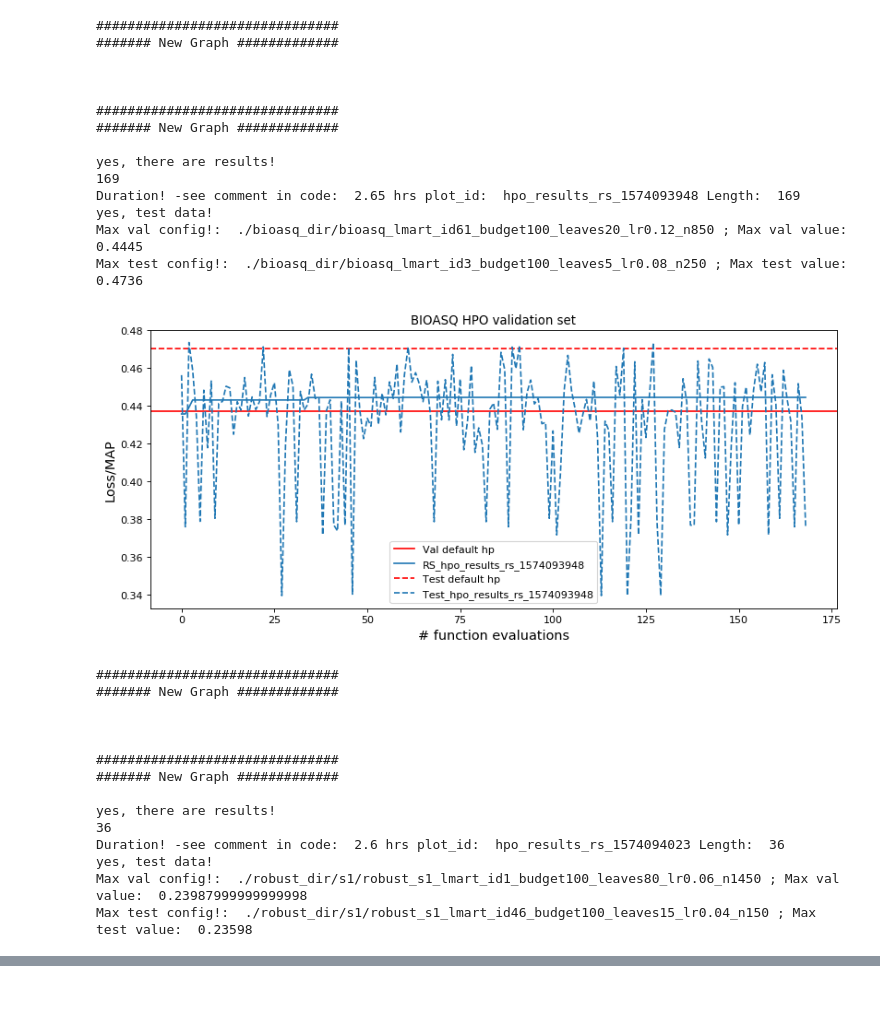
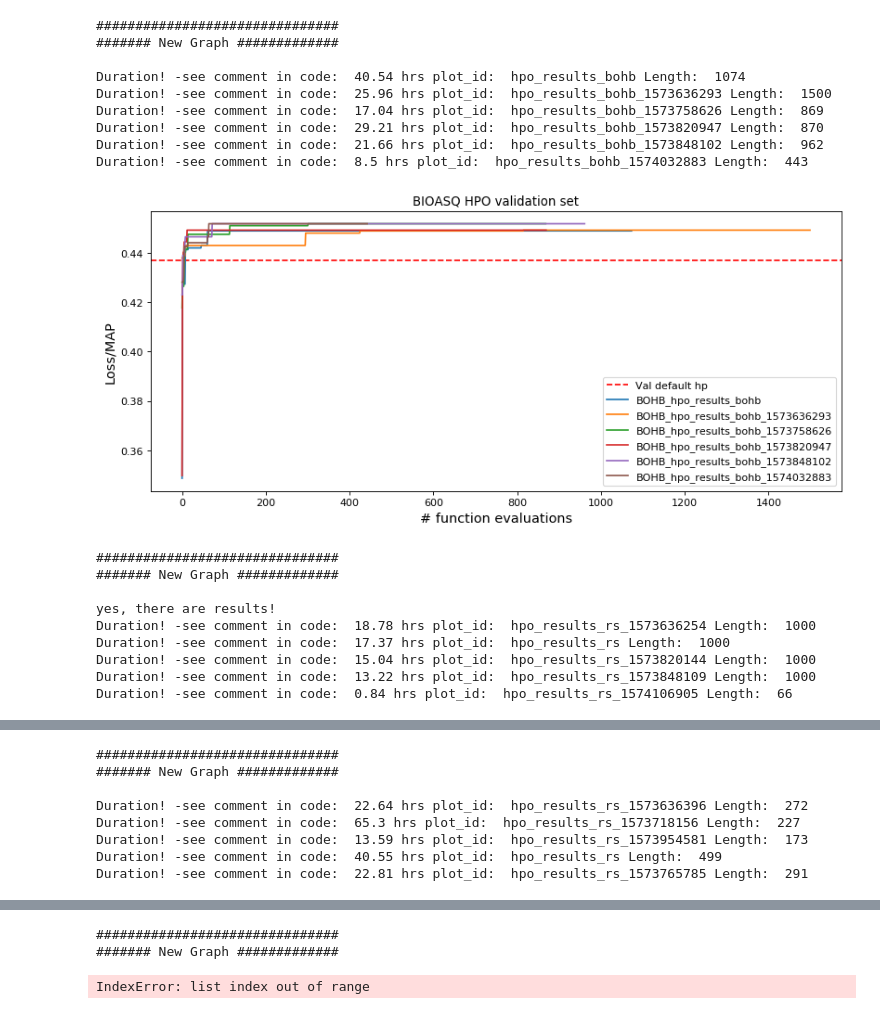
Before and after one commit to fj-morales/deep-relevance-ranking, a Jupyter notebook: models/baselines/HPO_analysis_graphs.ipynb, the cells around one changed output, grey strips where cells are left out. Saved outputs shown, nothing was run; the diff lists cells and outputs as text; code cells hidden in the pictures.

```diff
--- a/models/baselines/HPO_analysis_graphs.ipynb
+++ b/models/baselines/HPO_analysis_graphs.ipynb
@@ -75,7 +75,7 @@ def plot_results(dataset, hpo_method, *plots, dev_def=0, test_def=0, n=0, n_lim=
 
     plt.title(dataset.upper() + ' HPO validation set' )
 
-    dev_line = plt.axhline(y=dev_def, color='r', linestyle='-', label = 'Val default hp')
+    dev_line = plt.axhline(y=dev_def, color='r', linestyle='--', label = 'Val default hp')
 
 
     signals = []
@@ -194,18 +194,18 @@ hpo_methods = [
                 'rs'
 ]
 
-adjust_min=True
-# adjust_min=False
+# adjust_min=True
+adjust_min=False
 n_limit = 0
 
-# only_test_flag = False
-only_test_flag = True
+only_test_flag = False
+# only_test_flag = True
 
 for wdir, dev_def, test_def in zip(workdirs, dev_defaults, test_defaults):
-    for h in hpo_methods:
+    for hpo_m in hpo_methods:
         print('\n\n###############################\n####### New Graph #############\n')
         # Get results_dir
-        results_dirs = get_hpo_results_dir(wdir, h)
+        results_dirs = get_hpo_results_dir(wdir, hpo_m)
 
 #         print(results_dirs)
         # Get mean, std
@@ -218,61 +218,51 @@ for wdir, dev_def, test_def in zip(workdirs, dev_defaults, test_defaults):
         elif 'TVQA'.lower() in wdir.lower():
             dataset = 'tvqa'
 
 #         print(dataset)
 #         avg_res = get_avg_results(results_files)
         res_hpo = []
         for r in results_files:
             r_hpo = load_results(r)
 #             print('estas claves', list(r_hpo.keys()))
-            if only_test_flag:
-                if 'test_results' in r_hpo.keys():
-                    print('yes, there are results!')
-                    res_hpo.append(r_hpo)
+#             if only_test_flag:
+            if 'test_results' in r_hpo.keys():
+                print('yes, there are results!')
+#                 res_hpo.append(r_hpo)
             else:
                 res_hpo.append(r_hpo)
 
         if not res_hpo:
             continue
         if adjust_min:
             n_limit = min(len(r['loss_data']) for r in res_hpo)
             print(n_limit)
 
 #         n_limit = 800
 
-        signals = plot_results(dataset, h, *res_hpo, dev_def=dev_def, test_def=test_def, n=0, n_lim=n_limit, time_flag=False, raw_flag=False)
+        signals = plot_results(dataset, hpo_m, *res_hpo, dev_def=dev_def, test_def=test_def, n=0, n_lim=n_limit, time_flag=False, raw_flag=False)
 
 
 
         # Plot
 
         # Save results all results
 # %% [output]
 ###############################
 ####### New Graph #############
 
-
-
-###############################
-####### New Graph #############
-
-yes, there are results!
-169
-Duration! -see comment in code:  2.65 hrs plot_id:  hpo_results_rs_1574093948 Length:  169
-yes, test data!
-Max val config!:  ./bioasq_dir/bioasq_lmart_id61_budget100_leaves20_lr0.12_n850 ; Max val value:  0.4445
-Max test config!:  ./bioasq_dir/bioasq_lmart_id3_budget100_leaves5_lr0.08_n250 ; Max test value:  0.4736
+Duration! -see comment in code:  40.54 hrs plot_id:  hpo_results_bohb Length:  1074
+Duration! -see comment in code:  25.96 hrs plot_id:  hpo_results_bohb_1573636293 Length:  1500
+Duration! -see comment in code:  17.04 hrs plot_id:  hpo_results_bohb_1573758626 Length:  869
+Duration! -see comment in code:  29.21 hrs plot_id:  hpo_results_bohb_1573820947 Length:  870
+Duration! -see comment in code:  21.66 hrs plot_id:  hpo_results_bohb_1573848102 Length:  962
+Duration! -see comment in code:  8.5 hrs plot_id:  hpo_results_bohb_1574032883 Length:  443
-[figure, old version]
+[figure, new version]
-###############################
-####### New Graph #############
-
-
-
 ###############################
 ####### New Graph #############
 
 yes, there are results!
-36
-Duration! -see comment in code:  2.6 hrs plot_id:  hpo_results_rs_1574094023 Length:  36
-yes, test data!
-Max val config!:  ./robust_dir/s1/robust_s1_lmart_id1_budget100_leaves80_lr0.06_n1450 ; Max val value:  0.23987999999999998
-Max test config!:  ./robust_dir/s1/robust_s1_lmart_id46_budget100_leaves15_lr0.04_n150 ; Max test value:  0.23598
+Duration! -see comment in code:  18.78 hrs plot_id:  hpo_results_rs_1573636254 Length:  1000
+Duration! -see comment in code:  17.37 hrs plot_id:  hpo_results_rs Length:  1000
+Duration! -see comment in code:  15.04 hrs plot_id:  hpo_results_rs_1573820144 Length:  1000
+Duration! -see comment in code:  13.22 hrs plot_id:  hpo_results_rs_1573848109 Length:  1000
+Duration! -see comment in code:  0.84 hrs plot_id:  hpo_results_rs_1574106905 Length:  66
@@ -294,0 +279,8 @@ Max test config!:  ./workdir/tvqa_lmart_id18_budget100_leaves5_lr0.47_n500 ; Max
+###############################
+####### New Graph #############
+
+Duration! -see comment in code:  22.64 hrs plot_id:  hpo_results_rs_1573636396 Length:  272
+Duration! -see comment in code:  65.3 hrs plot_id:  hpo_results_rs_1573718156 Length:  227
+Duration! -see comment in code:  13.59 hrs plot_id:  hpo_results_rs_1573954581 Length:  173
+Duration! -see comment in code:  40.55 hrs plot_id:  hpo_results_rs Length:  499
+Duration! -see comment in code:  22.81 hrs plot_id:  hpo_results_rs_1573765785 Length:  291
@@ -295,3 +288,6 @@ Max test config!:  ./workdir/tvqa_lmart_id18_budget100_leaves5_lr0.47_n500 ; Max
+###############################
+####### New Graph #############
+IndexError: list index out of range
 # %%
 # plot_results(rob_bohb_results, rob_rs_results,  default=0.2292, n=0, time_flag=True, raw_flag=True)
 # plot_results(bio_bohb_results,bio_rs_results , default=0.4371, n=0, n_lim=0, time_flag=True)
```
Also changed, not shown: parts of 1 cell of this notebook, 2 other files.
